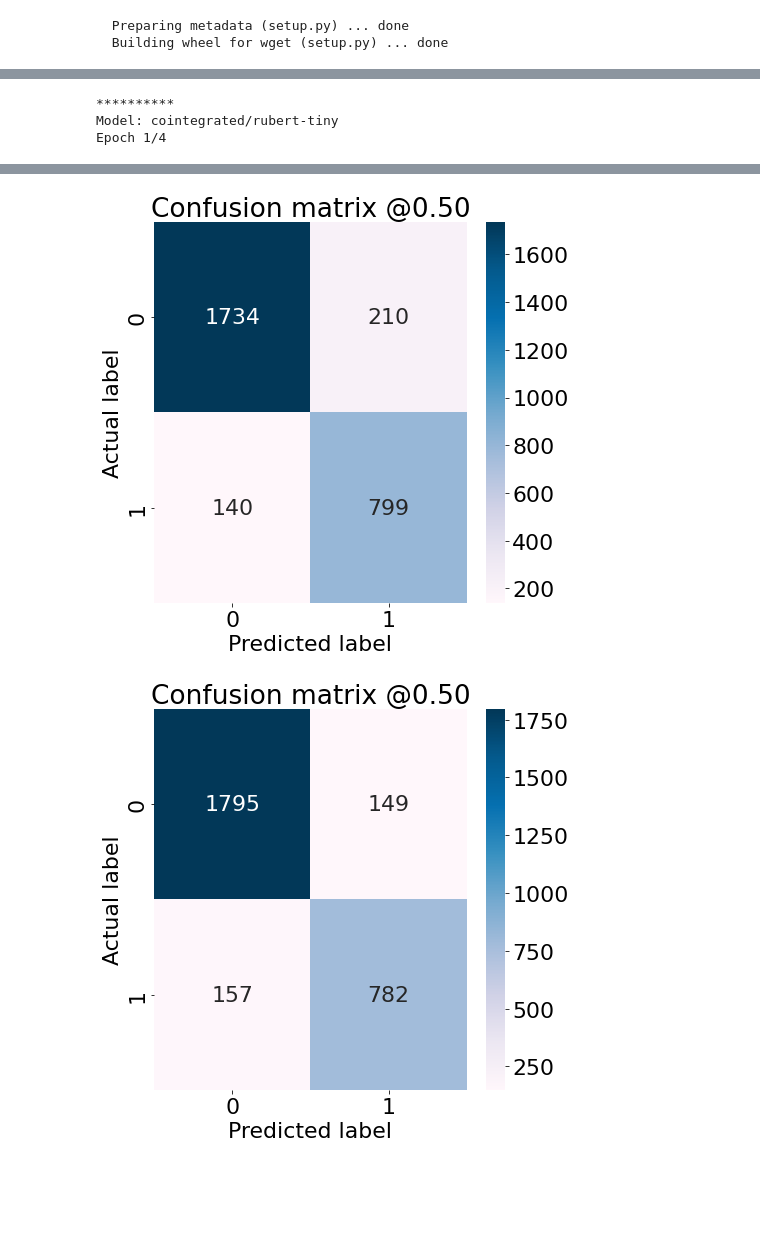
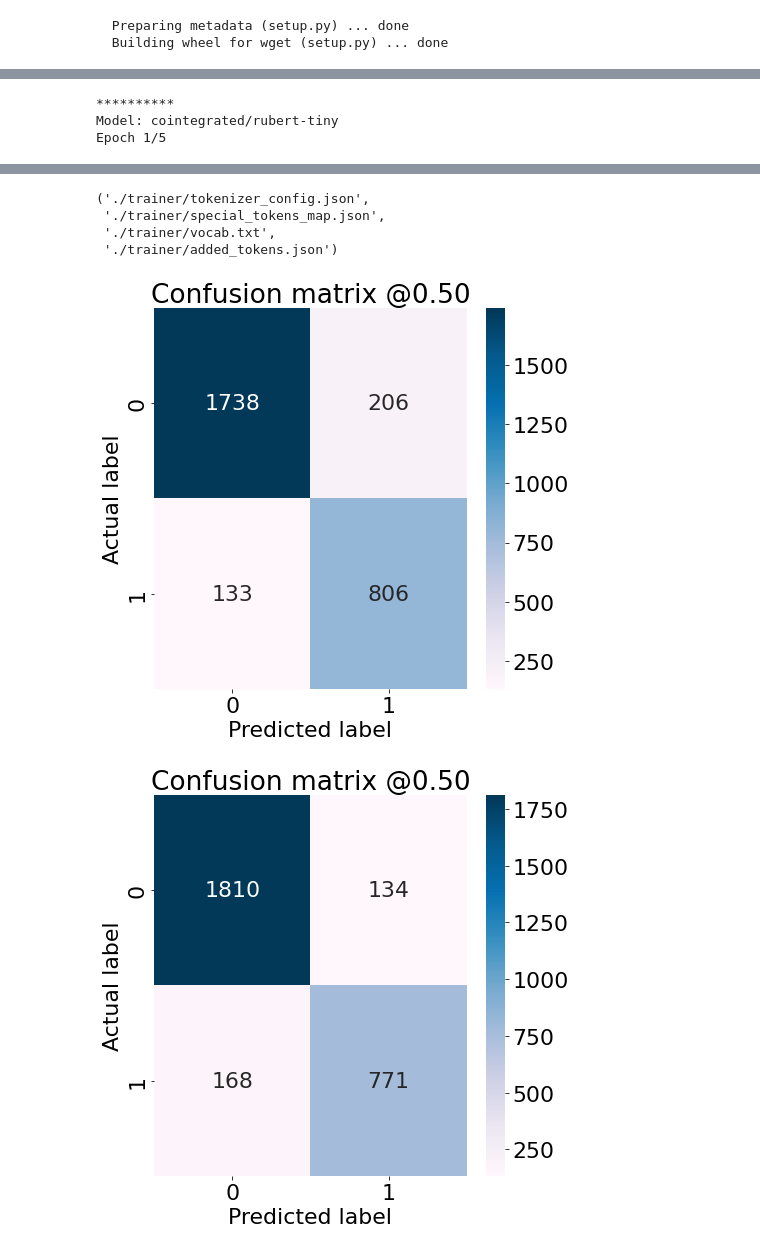
Before and after one commit to alexandr-khvatov/text_classification, a Jupyter notebook: model/bert.ipynb, the cells around one changed output, grey strips where cells are left out. Cells and saved outputs as stored; diff of their text form; code cells hidden in the pictures; blank space fills up the shorter version.

Commit message:
split set 60:20:20  5 epoch

```diff
--- a/model/bert.ipynb
+++ b/model/bert.ipynb
@@ -245,7 +245,7 @@ classifier.train(
         y_valid=y_val,
         X_test=X_test,
         y_test=y_test,
-        epochs=4
+        epochs=5
 )
 
 path = './trainer'
@@ -259,4 +259,4 @@ Some weights of BertForSequenceClassification were not initialized from the mode
 You should probably TRAIN this model on a down-stream task to be able to use it for predictions and inference.
 **********
 Model: cointegrated/rubert-tiny
-Epoch 1/4
+Epoch 1/5
@@ -335,2 +348,6 @@ True Positives:  809
+('./trainer/tokenizer_config.json',
+ './trainer/special_tokens_map.json',
+ './trainer/vocab.txt',
+ './trainer/added_tokens.json')
-[figure, old version]
+[figure, new version]
-[figure, old version]
+[figure, new version]
```
Also changed, not shown: parts of 1 cell of this notebook.
